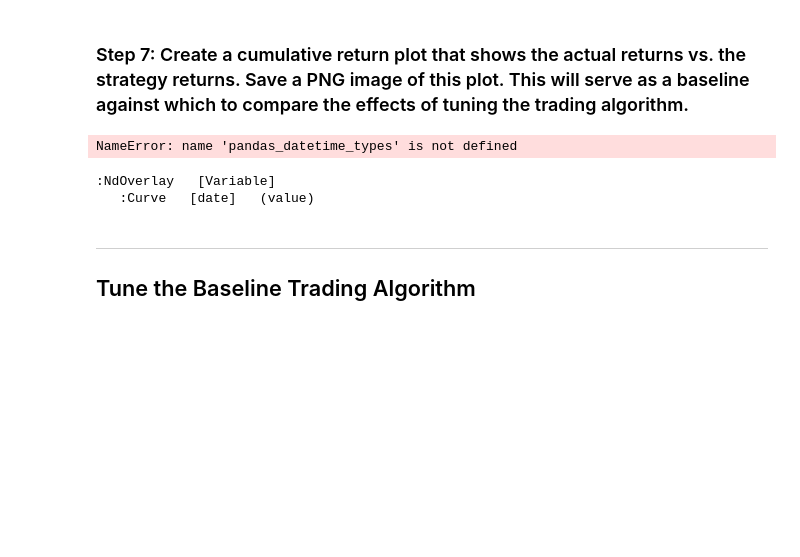
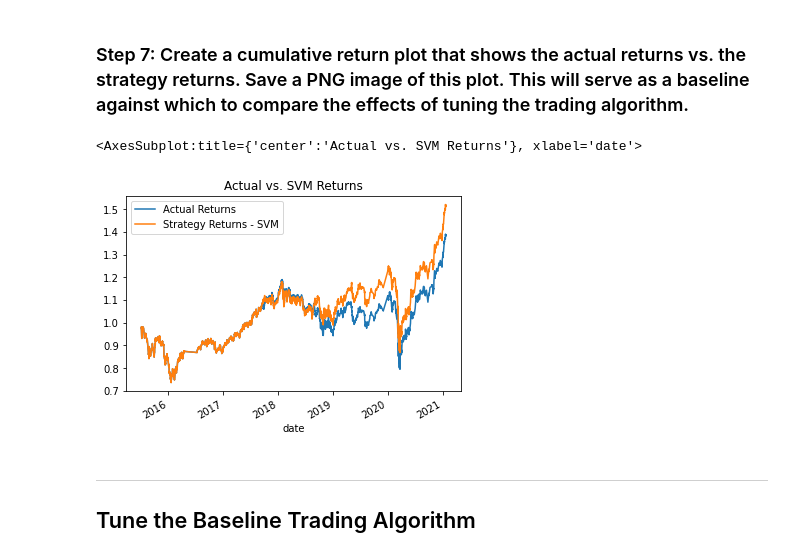
Before and after one commit to ScientiaCapital/Machine-Learning-AlgoTrading, a Jupyter notebook: machine_learning_trading_bot.ipynb, the cells around one changed output. Drawn from its saved outputs; the diff is of its cells as text; code cells hidden in the pictures; blank space fills up the shorter version.

```diff
--- a/machine_learning_trading_bot.ipynb
+++ b/machine_learning_trading_bot.ipynb
@@ -394,10 +415,11 @@ display(predictions_df.tail())
 # %%
 # Plot the actual returns versus the strategy returns
-(1 + predictions_df[["Actual Returns", "Strategy Returns"]]).cumprod().hvplot(kind = "line", height = 500,width = 900, grid = True, title = "SVC")
+svm_1_returns_plot = (1 + svm_1_predictions_df[["Actual Returns", "Strategy Returns - SVM"]]).cumprod().plot(title="Actual vs. SVM Returns")
+
+svm_1_returns_plot
 # %% [output]
-NameError: name 'pandas_datetime_types' is not defined
+<AxesSubplot:title={'center':'Actual vs. SVM Returns'}, xlabel='date'>
-:NdOverlay   [Variable]
-   :Curve   [date]   (value)
+[figure, added]
 # %% [markdown]
 ---
 
```
Also changed, not shown: parts of 78 cells of this notebook.
